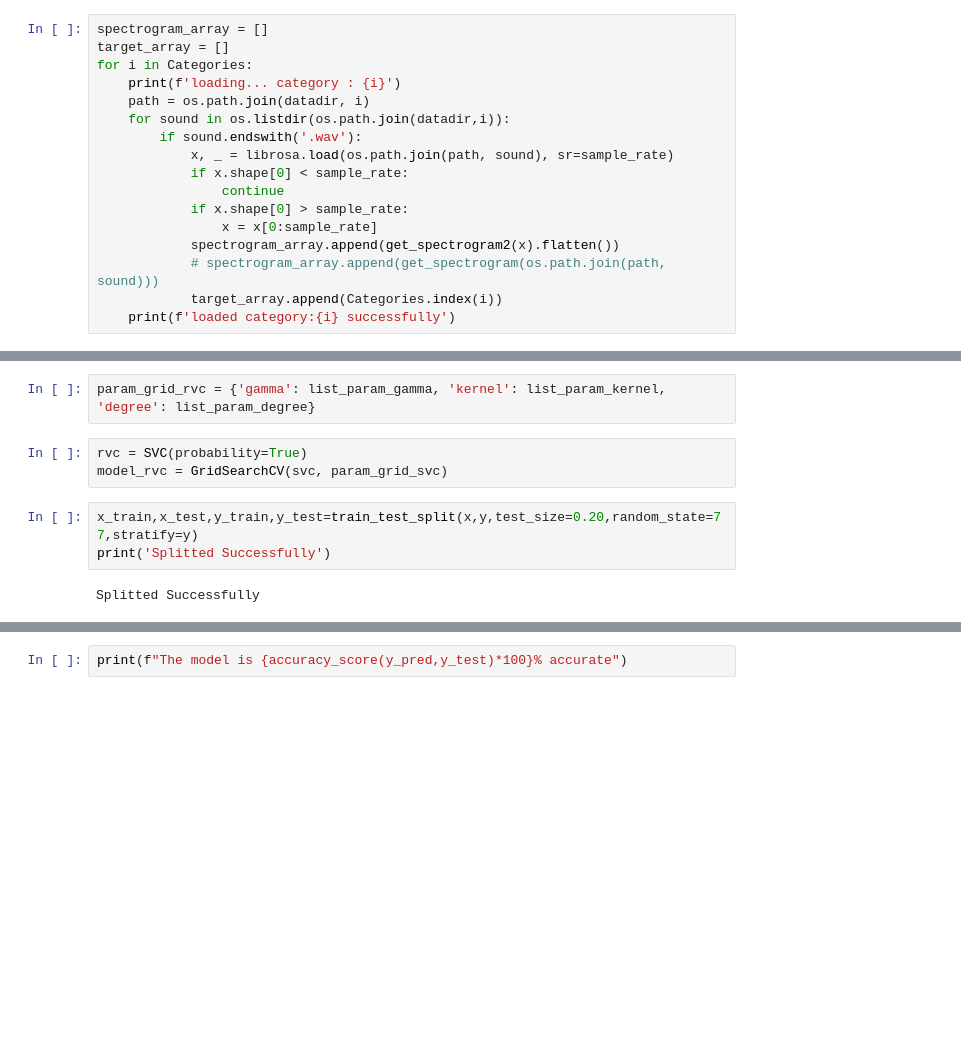
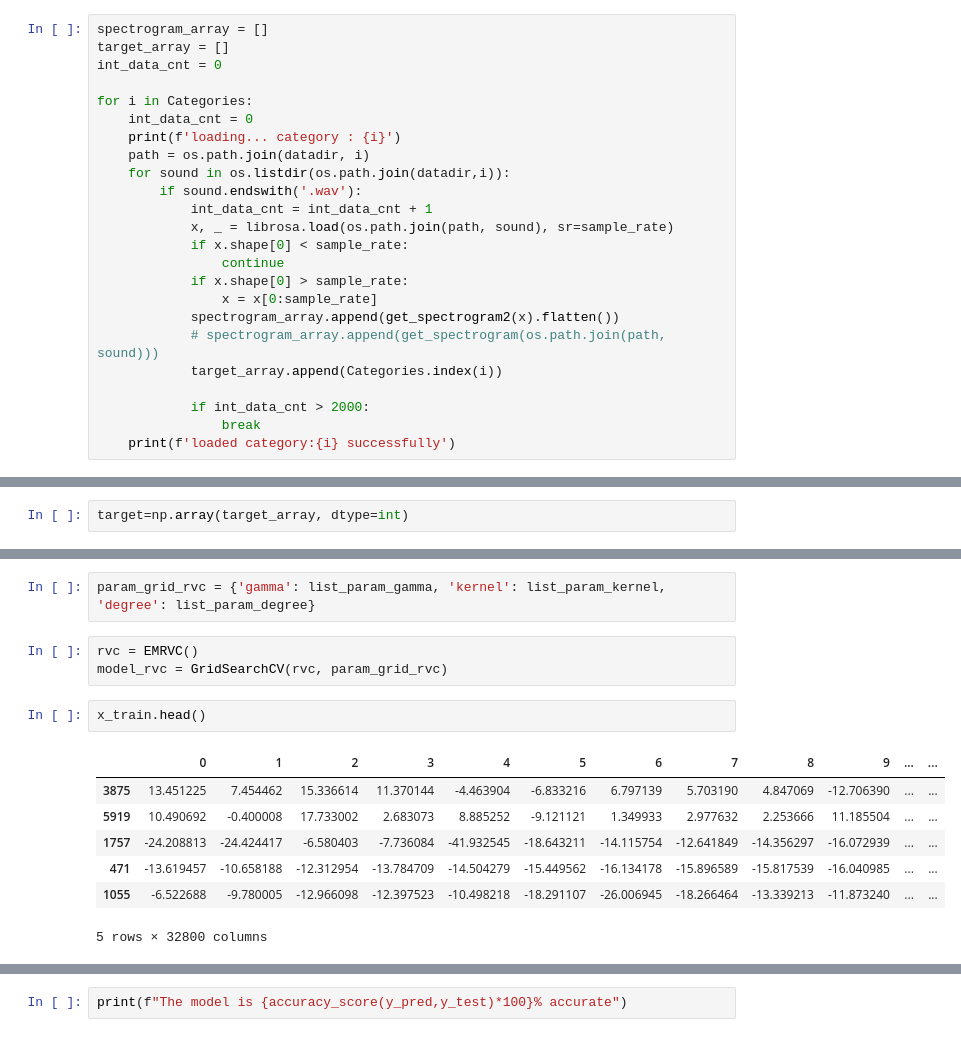
Before and after one commit to kshinkee/sound_classifier, a Jupyter notebook: s003_model4esp32_001.ipynb, the cells around one changed output, grey strips where cells are left out. Cells and saved outputs as stored; diff of their text form; blank space fills up the shorter version.

```diff
--- a/s003_model4esp32_001.ipynb
+++ b/s003_model4esp32_001.ipynb
@@ -46,11 +46,15 @@ sample_rate =  16000
 # %%
 spectrogram_array = []
 target_array = []
+int_data_cnt = 0
+
 for i in Categories:
+    int_data_cnt = 0
     print(f'loading... category : {i}')
     path = os.path.join(datadir, i)
     for sound in os.listdir(os.path.join(datadir,i)):
         if sound.endswith('.wav'):
+            int_data_cnt = int_data_cnt + 1
             x, _ = librosa.load(os.path.join(path, sound), sr=sample_rate)
             if x.shape[0] < sample_rate:
                 continue
@@ -59,6 +63,9 @@ for i in Categories:
             spectrogram_array.append(get_spectrogram2(x).flatten())
             # spectrogram_array.append(get_spectrogram(os.path.join(path, sound)))
             target_array.append(Categories.index(i))
+
+            if int_data_cnt > 2000:
+                break
     print(f'loaded category:{i} successfully')
 # %% [output]
 loading... category : cough
@@ -72,0 +81,2 @@ df['Target']=target
+# %%
+target=np.array(target_array, dtype=int)
@@ -82,11 +99,16 @@ list_param_degree = [2, 3, 4, 5]
 # %%
 param_grid_rvc = {'gamma': list_param_gamma, 'kernel': list_param_kernel, 'degree': list_param_degree}
 # %%
-rvc = SVC(probability=True)
-model_rvc = GridSearchCV(svc, param_grid_svc)
+rvc = EMRVC()
+model_rvc = GridSearchCV(rvc, param_grid_rvc)
-# %%
-x_train,x_test,y_train,y_test=train_test_split(x,y,test_size=0.20,random_state=77,stratify=y)
-print('Splitted Successfully')
-# %% [output]
-Splitted Successfully
+# %%
+x_train.head()
+# %% [output]
+|  | 0 | 1 | 2 | 3 | 4 | 5 | 6 | 7 | 8 | 9 | ... | ... |
+| 3875 | 13.451225 | 7.454462 | 15.336614 | 11.370144 | -4.463904 | -6.833216 | 6.797139 | 5.703190 | 4.847069 | -12.706390 | ... | ... |
+| 5919 | 10.490692 | -0.400008 | 17.733002 | 2.683073 | 8.885252 | -9.121121 | 1.349933 | 2.977632 | 2.253666 | 11.185504 | ... | ... |
+| 1757 | -24.208813 | -24.424417 | -6.580403 | -7.736084 | -41.932545 | -18.643211 | -14.115754 | -12.641849 | -14.356297 | -16.072939 | ... | ... |
+| 471 | -13.619457 | -10.658188 | -12.312954 | -13.784709 | -14.504279 | -15.449562 | -16.134178 | -15.896589 | -15.817539 | -16.040985 | ... | ... |
+| 1055 | -6.522688 | -9.780005 | -12.966098 | -12.397523 | -10.498218 | -18.291107 | -26.006945 | -18.266464 | -13.339213 | -11.873240 | ... | ... |
+5 rows × 32800 columns
 # %%
```
Also changed, not shown: parts of 9 cells of this notebook, 5 other files.
